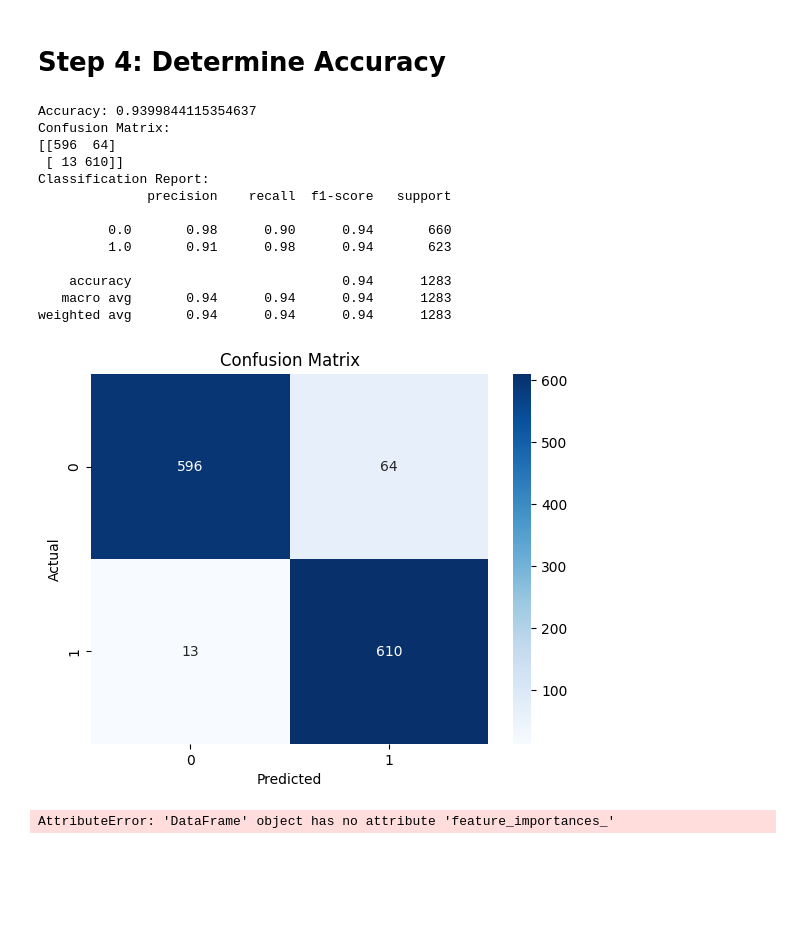
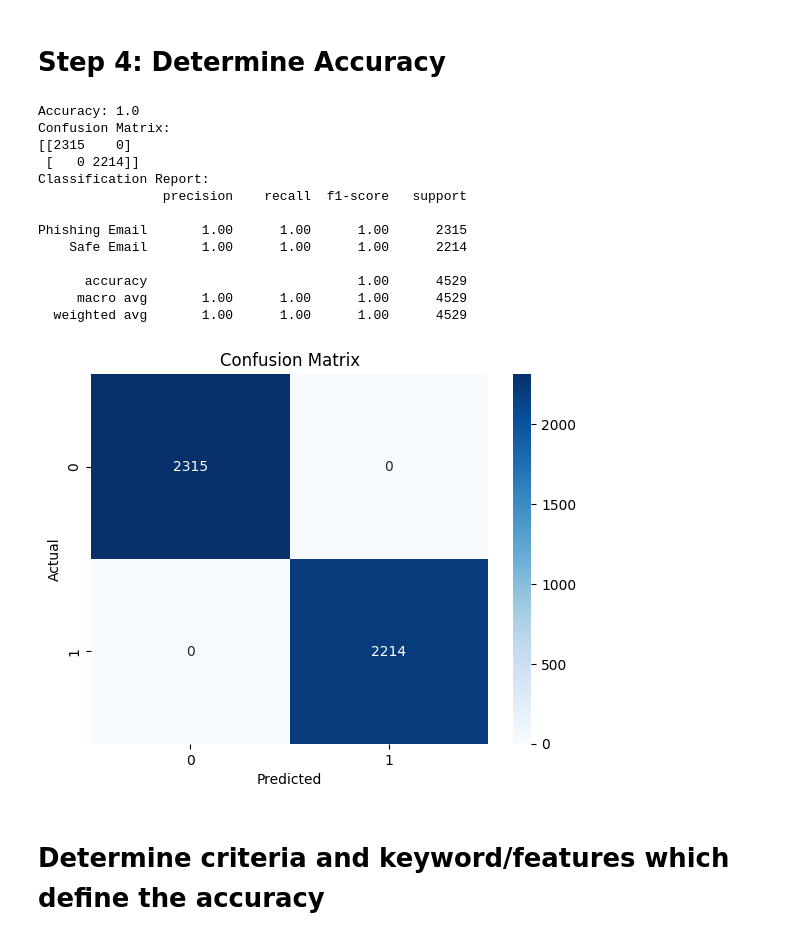
Before and after one commit to rajsegar/Federated-Learning-Frameworks-, a Jupyter notebook: Spam_Mail_Detection.ipynb, the cells around one changed output. Drawn from its saved outputs; the diff is of its cells as text; code cells hidden in the pictures; blank space fills up the shorter version.

```diff
--- a/Spam_Mail_Detection.ipynb
+++ b/Spam_Mail_Detection.ipynb
@@ -55,8 +55,6 @@ warnings.filterwarnings('ignore')
 # Step 2: Load the Dataset
  use a dataset containing labeled emails (Spam or Ham). Let’s load the dataset and inspect its structure.
 # %%
-df = pd.read_csv('/kaggle/input/phishing-email-dataset/SpamAssasin.csv')
+df = pd.read_csv('/Phishing_Email.csv')
 df.head()
-df.info()
-df.isnull().sum()
 # %% [output]
@@ -117,4 +94,4 @@ plt.show()
 # %%
-df['text'] = df['subject'].str.replace('Subject', '')
+df['text'] = df['Email Type'].str.replace('Subject', '')
 df.head()
 # %% [output]
@@ -127,4 +103,0 @@ df.head()
-# %%
-# Analyzing the date column
-df['date'] = pd.to_datetime(df['date'], format='%a, %d %b %Y %H:%M:%S %z', errors='coerce', utc=True)
-print(df['date'].dtype)
@@ -133,14 +103,0 @@ datetime64[ns, UTC]
-# %%
-# Creating separate columns for Date and Time
-df['Date'] = df['date'].dt.date
-df['Time'] = df['date'].dt.time
-
-# Handling any remaining NaT values (if any)
-df = df.dropna(subset=['date'])
-
-# Plotting the distribution of emails over time
-df['Date'].value_counts().sort_index().plot()
-plt.title('Email Frequency Over Time')
-plt.xlabel('Date')
-plt.ylabel('Number of Emails')
-plt.show()
@@ -154,22 +143,22 @@ plt.show()
 tfidf_vectorizer = TfidfVectorizer(stop_words='english', max_features=5000)
 
 # Replace NaNs with empty strings
-df['body'] = df['body'].fillna('')
+df['Email Type'] = df['Email Type'].fillna('')
 
 # Now vectorize safely
-X_tfidf = tfidf_vectorizer.fit_transform(df['body'])
+X_tfidf = tfidf_vectorizer.fit_transform(df['Email Type'])
 
 # Combining other features with TF-IDF features
 features = pd.DataFrame(X_tfidf.toarray(), columns=tfidf_vectorizer.get_feature_names_out())
-features['urls'] = df['urls']
-features['label'] = df['label']
+features['Email Type'] = df['Email Type']
+features['Email Type'] = df['Email Type']
 
 # Ensure there are no missing values in the features
 features = features.dropna()
 
 # Splitting the dataset into features and target
-X = features.drop('label', axis=1)
-y = features['label']
+X = features.drop('Email Type', axis=1)
+y = features['Email Type']
 
 # Handle imbalanced data using SMOTE
 smote = SMOTE(random_state=42)
@@ -180,58 +169,42 @@ X_train, X_test, y_train, y_test = train_test_split(X_res, y_res, test_size=0.2,
 
 # Building a Logistic Regression model
 model = LogisticRegression(max_iter=1000)
 model.fit(X_train, y_train)
 
 # Making predictions
 y_pred = model.predict(X_test)
 
 # Evaluating the model
 accuracy = accuracy_score(y_test, y_pred)
 conf_matrix = confusion_matrix(y_test, y_pred)
 class_report = classification_report(y_test, y_pred, zero_division=1)
 
 print(f'Accuracy: {accuracy}')
 print('Confusion Matrix:')
 print(conf_matrix)
 print('Classification Report:')
 print(class_report)
 
 # Visualizing the Confusion Matrix
 sns.heatmap(conf_matrix, annot=True, fmt='d', cmap='Blues')
 plt.title('Confusion Matrix')
 plt.xlabel('Predicted')
 plt.ylabel('Actual')
 plt.show()
 # %% [output]
-Accuracy: 0.9399844115354637
+Accuracy: 1.0
 Confusion Matrix:
-[[596  64]
- [ 13 610]]
+[[2315    0]
+ [   0 2214]]
 Classification Report:
-              precision    recall  f1-score   support
+                precision    recall  f1-score   support
 
-         0.0       0.98      0.90      0.94       660
-         1.0       0.91      0.98      0.94       623
+Phishing Email       1.00      1.00      1.00      2315
+    Safe Email       1.00      1.00      1.00      2214
 
-    accuracy                           0.94      1283
-   macro avg       0.94      0.94      0.94      1283
-weighted avg       0.94      0.94      0.94      1283
+      accuracy                           1.00      4529
+     macro avg       1.00      1.00      1.00      4529
+  weighted avg       1.00      1.00      1.00      4529
-[figure, old version]
+[figure, new version]
-# %%
-import matplotlib.pyplot as plt
-import seaborn as sns
-
-df = pd.read_csv('/kaggle/input/phishing-email-dataset/SpamAssasin.csv')
-
-# Assuming 'model' is a trained RandomForestClassifier
-importances = df.feature_importances_
-feature_names = X.columns
-
-# Plot
-sns.barplot(x=importances, y=feature_names)
-plt.title('Feature Importance')
-plt.xlabel('Importance Score')
-plt.ylabel('Feature')
-plt.show()
-# %% [output]
-AttributeError: 'DataFrame' object has no attribute 'feature_importances_'
+# %% [markdown]
+# Determine criteria and keyword/features which define the accuracy
```
Also changed, not shown: parts of 10 cells of this notebook.
